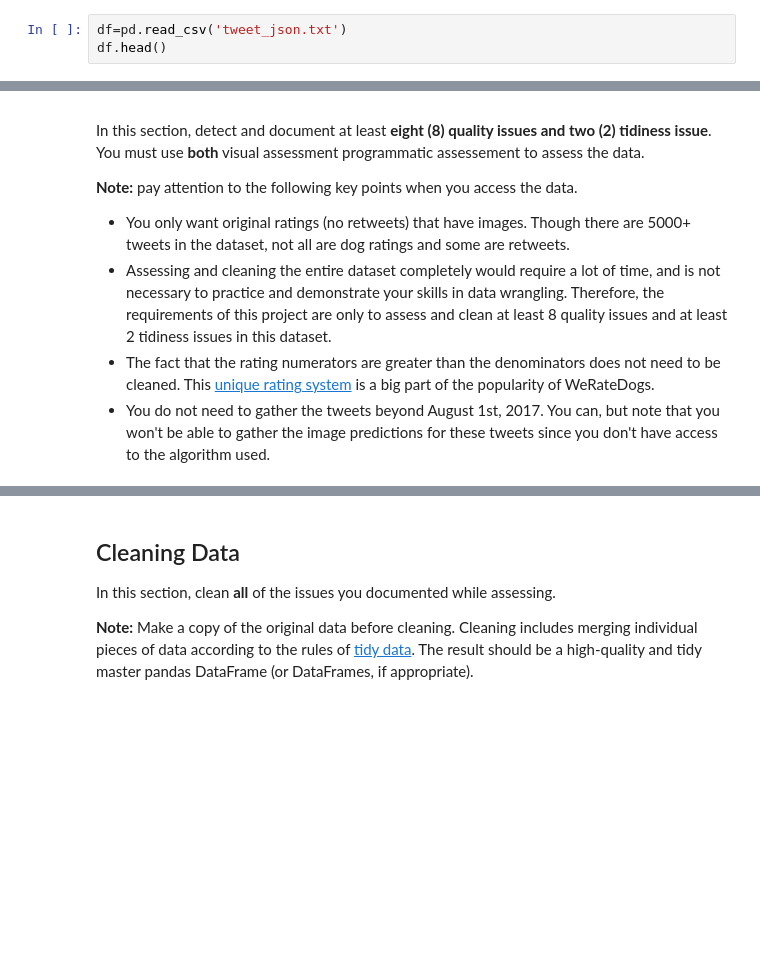
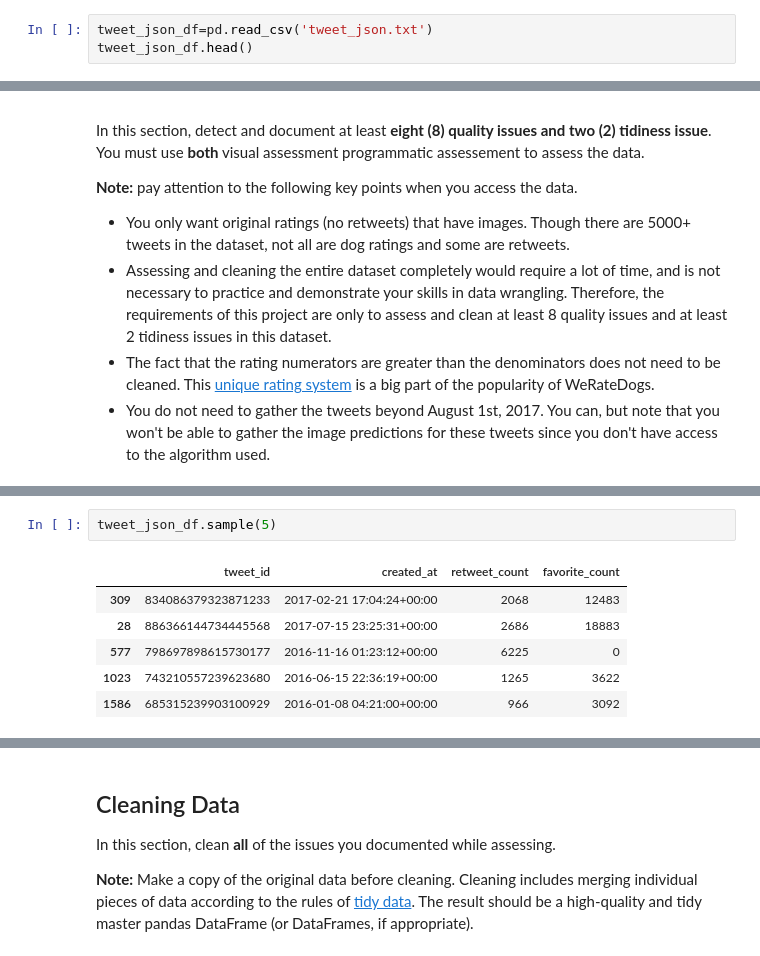
Before and after one commit to ardeshirsaadat/project3_wrangle_and_analyze_data, a Jupyter notebook: wrangle_act.ipynb, the cells around one changed output, grey strips where cells are left out. Cells and saved outputs as stored; diff of their text form; blank space fills up the shorter version.

```diff
--- a/wrangle_act.ipynb
+++ b/wrangle_act.ipynb
@@ -83,8 +83,8 @@ with open('tweet_json.txt','w') as f:
 Rate limit reached. Sleeping for: 118
 Rate limit reached. Sleeping for: 698
 # %%
-df=pd.read_csv('tweet_json.txt')
-df.head()
+tweet_json_df=pd.read_csv('tweet_json.txt')
+tweet_json_df.head()
 # %% [output]
 |  | tweet_id | created_at | retweet_count | favorite_count |
 | 0 | 892420643555336193 | 2017-08-01 16:23:56+00:00 | 7150 | 34407 |
@@ -135,0 +184,9 @@ programmatic assessement to assess the data.
+# %%
+tweet_json_df.sample(5)
+# %% [output]
+|  | tweet_id | created_at | retweet_count | favorite_count |
+| 309 | 834086379323871233 | 2017-02-21 17:04:24+00:00 | 2068 | 12483 |
+| 28 | 886366144734445568 | 2017-07-15 23:25:31+00:00 | 2686 | 18883 |
+| 577 | 798697898615730177 | 2016-11-16 01:23:12+00:00 | 6225 | 0 |
+| 1023 | 743210557239623680 | 2016-06-15 22:36:19+00:00 | 1265 | 3622 |
+| 1586 | 685315239903100929 | 2016-01-08 04:21:00+00:00 | 966 | 3092 |
```
Also changed, not shown: parts of 13 cells of this notebook.
